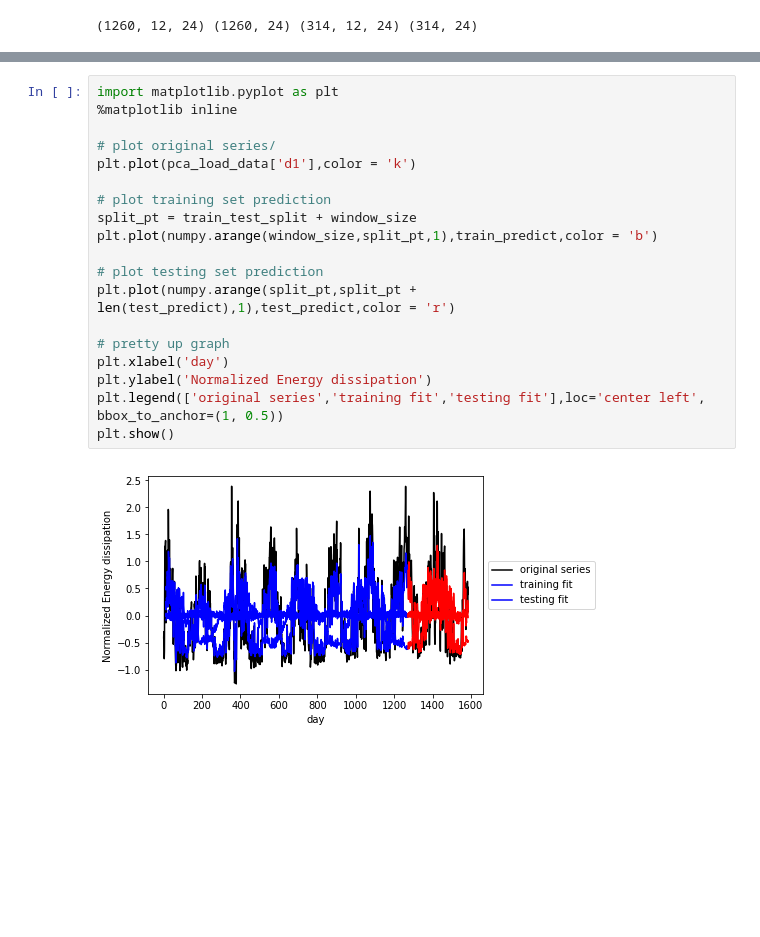
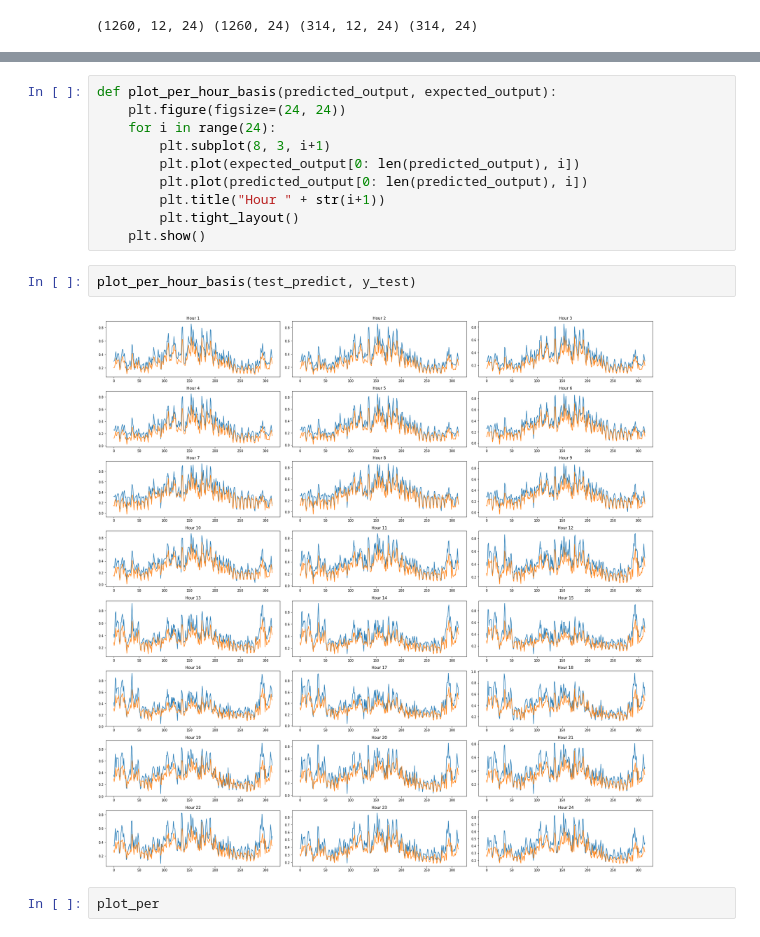
Before and after one commit to Prakash2403/SIH-2k18, a Jupyter notebook: Analysis.ipynb, the cells around one changed output, grey strips where cells are left out. Saved outputs shown, nothing was run; the diff lists cells and outputs as text; blank space fills up the shorter version.

```diff
--- a/Analysis.ipynb
+++ b/Analysis.ipynb
@@ -244,21 +251,16 @@ testing error = 0.00844019717851
-# %%
-import matplotlib.pyplot as plt
-%matplotlib inline
-
-# plot original series/
-plt.plot(pca_load_data['d1'],color = 'k')
-
-# plot training set prediction
-split_pt = train_test_split + window_size
-plt.plot(numpy.arange(window_size,split_pt,1),train_predict,color = 'b')
-
-# plot testing set prediction
-plt.plot(numpy.arange(split_pt,split_pt + len(test_predict),1),test_predict,color = 'r')
-
-# pretty up graph
-plt.xlabel('day')
-plt.ylabel('Normalized Energy dissipation')
-plt.legend(['original series','training fit','testing fit'],loc='center left', bbox_to_anchor=(1, 0.5))
-plt.show()
-# %% [output]
-[figure, removed]
+# %%
+def plot_per_hour_basis(predicted_output, expected_output):
+    plt.figure(figsize=(24, 24))
+    for i in range(24):
+        plt.subplot(8, 3, i+1)
+        plt.plot(expected_output[0: len(predicted_output), i])
+        plt.plot(predicted_output[0: len(predicted_output), i])
+        plt.title("Hour " + str(i+1))
+        plt.tight_layout()
+    plt.show()
+# %%
+plot_per_hour_basis(test_predict, y_test)
+# %% [output]
+[figure, added]
+# %%
+plot_per
```
Also changed, not shown: parts of 8 cells of this notebook.
